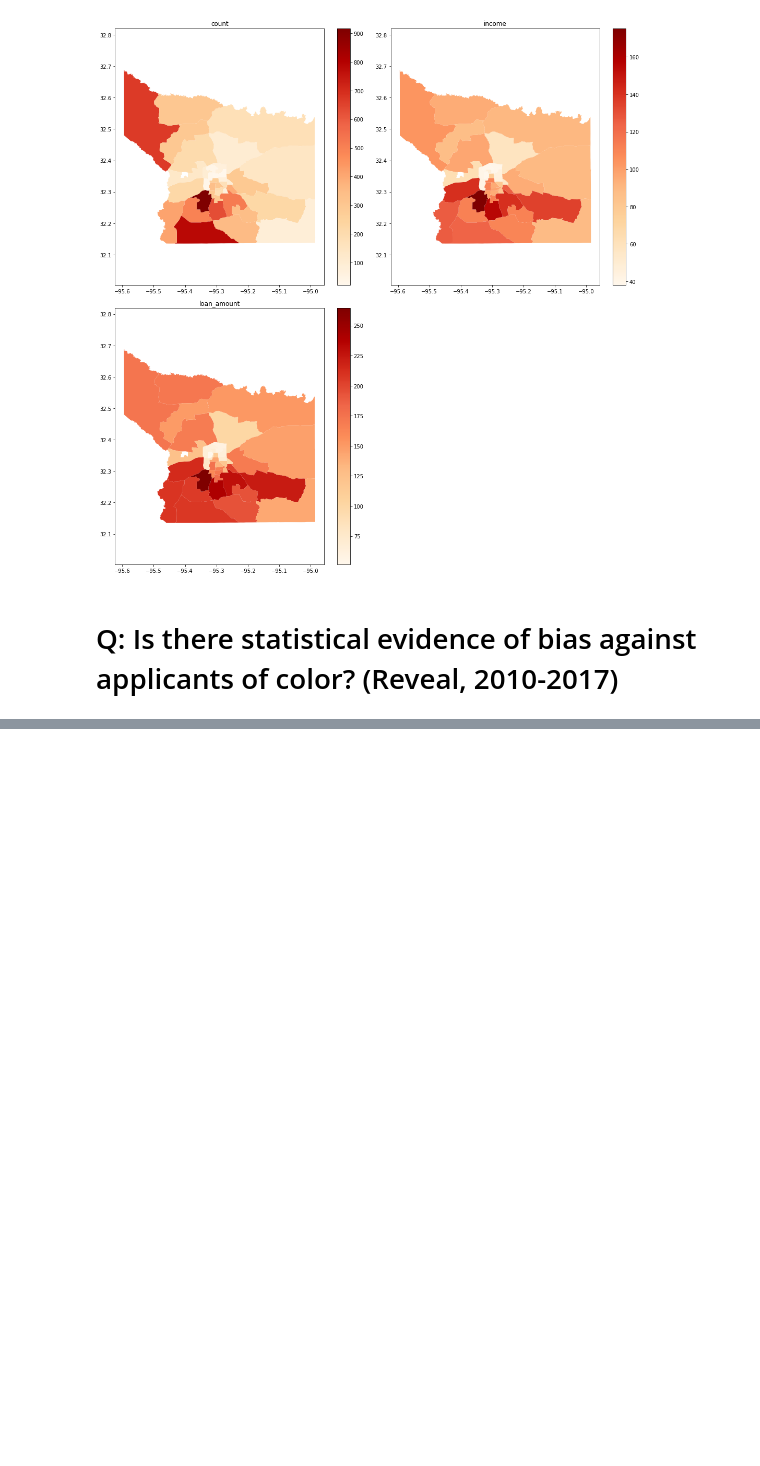
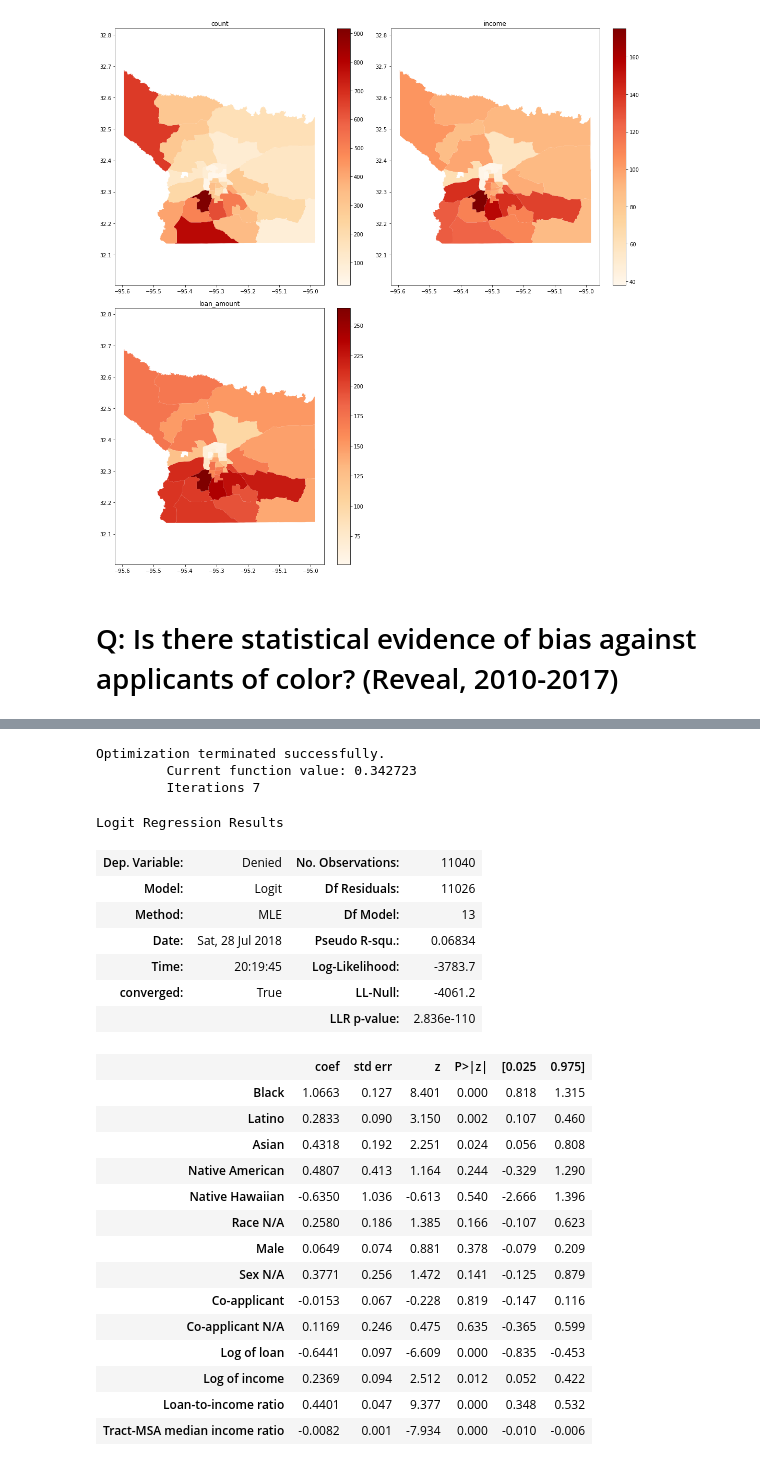
Before and after one commit to thetylerloop/tyler-home-loans, a Jupyter notebook: Home Loans (HMDA) Analysis.ipynb, the cells around one changed output, grey strips where cells are left out. Drawn from its saved outputs; the diff is of its cells as text; code cells hidden in the pictures; blank space fills up the shorter version.

Commit message:
Iterating model.

```diff
--- a/Home Loans (HMDA) Analysis.ipynb
+++ b/Home Loans (HMDA) Analysis.ipynb
@@ -13,7 +13,7 @@ HMDA_PATH = 'data/hmda_lar__smith_county__all_years.csv'
 # %%
 raw_hmda = pd.read_csv(HMDA_PATH, dtype={
     'census_tract_number': 'str'
-})
+}, na_values=['Not applicable', 'Information not provided by applicant in mail, Internet, or telephone application'])
 
 tract_geos = gpd.read_file('data/tl_2017_48_tract')
 # %% [markdown]
@@ -524,0 +431,68 @@ Logit Regression Results
+# %%
+data = filtered_hmda[filtered_hmda['as_of_year'] >= 2010]
+
+# Exclude least common agency (~100 cases)
+# data = data[data['agency_name'] != 'Office of Thrift Supervision']
+
+# Exclude least common racial groups (<50 cases)
+# data = data[data['race_ethnicity'] != 'Native American']
+# data = data[data['race_ethnicity'] != 'Native Hawaiian']
+
+
+X = pd.concat([
+    pd.Series(data['race_ethnicity'] == 'Black', name='Black', dtype='int'),
+    pd.Series(data['race_ethnicity'] == 'Latino', name='Latino', dtype='int'),
+    pd.Series(data['race_ethnicity'] == 'Asian', name='Asian', dtype='int'),
+    pd.Series(data['race_ethnicity'] == 'Native American', name='Native American', dtype='int'),
+    pd.Series(data['race_ethnicity'] == 'Native Hawaiian', name='Native Hawaiian', dtype='int'),
+    pd.Series(data['race_ethnicity'].isna(), name='Race N/A', dtype='int'),
+    pd.Series(data['applicant_sex_name'] == 'Male', name='Male', dtype='int'),
+    pd.Series(data['applicant_sex_name'].isna(), name='Sex N/A', dtype='int'),
+    pd.Series(data['co_applicant_sex_name'].isin(['Male', 'Female']), name='Co-applicant', dtype='int'),
+    pd.Series(data['co_applicant_sex_name'].isna(), name='Co-applicant N/A', dtype='int'),
+    pd.Series(np.log(data['loan_amount_000s']), name='Log of loan'),
+    pd.Series(np.log(data['applicant_income_000s']), name='Log of income'),
+    pd.Series(data['loan_amount_000s'] / data['applicant_income_000s'], name='Loan-to-income ratio'),
+    pd.Series(data['tract_to_msamd_income'], name='Tract-MSA median income ratio'),
+    pd.Series(data['agency_abbr'] == 'OCC', name='OCC', dtype='int'),
+    pd.Series(data['agency_abbr'] == 'FRS', name='FRS', dtype='int'),
+    pd.Series(data['agency_abbr'] == 'NCUA', name='NCUA', dtype='int'),
+    pd.Series(data['agency_abbr'] == 'HUD', name='OCC', dtype='int'),
+    pd.Series(data['agency_abbr'] == 'CFPB', name='OCC', dtype='int')
+], axis=1)
+
+y = pd.Series(data['action_taken_name'] == 'Application denied by financial institution', name='Denied', dtype='int')
+
+logit = sm.Logit(y, X, missing='drop')
+result = logit.fit()
+
+result.summary()
+
+# np.exp(result.params)
+# %% [output]
+Optimization terminated successfully.
+         Current function value: 0.342723
+         Iterations 7
+Logit Regression Results
+| Dep. Variable: | Denied | No. Observations: | 11040 |
+| Model: | Logit | Df Residuals: | 11026 |
+| Method: | MLE | Df Model: | 13 |
+| Date: | Sat, 28 Jul 2018 | Pseudo R-squ.: | 0.06834 |
+| Time: | 20:19:45 | Log-Likelihood: | -3783.7 |
+| converged: | True | LL-Null: | -4061.2 |
+|  |  | LLR p-value: | 2.836e-110 |
+|  | coef | std err | z | P>|z| | [0.025 | 0.975] |
+| Black | 1.0663 | 0.127 | 8.401 | 0.000 | 0.818 | 1.315 |
+| Latino | 0.2833 | 0.090 | 3.150 | 0.002 | 0.107 | 0.460 |
+| Asian | 0.4318 | 0.192 | 2.251 | 0.024 | 0.056 | 0.808 |
+| Native American | 0.4807 | 0.413 | 1.164 | 0.244 | -0.329 | 1.290 |
+| Native Hawaiian | -0.6350 | 1.036 | -0.613 | 0.540 | -2.666 | 1.396 |
+| Race N/A | 0.2580 | 0.186 | 1.385 | 0.166 | -0.107 | 0.623 |
+| Male | 0.0649 | 0.074 | 0.881 | 0.378 | -0.079 | 0.209 |
+| Sex N/A | 0.3771 | 0.256 | 1.472 | 0.141 | -0.125 | 0.879 |
+| Co-applicant | -0.0153 | 0.067 | -0.228 | 0.819 | -0.147 | 0.116 |
+| Co-applicant N/A | 0.1169 | 0.246 | 0.475 | 0.635 | -0.365 | 0.599 |
+| Log of loan | -0.6441 | 0.097 | -6.609 | 0.000 | -0.835 | -0.453 |
+| Log of income | 0.2369 | 0.094 | 2.512 | 0.012 | 0.052 | 0.422 |
+| Loan-to-income ratio | 0.4401 | 0.047 | 9.377 | 0.000 | 0.348 | 0.532 |
+| Tract-MSA median income ratio | -0.0082 | 0.001 | -7.934 | 0.000 | -0.010 | -0.006 |
```
Also changed, not shown: parts of 3 cells of this notebook.
